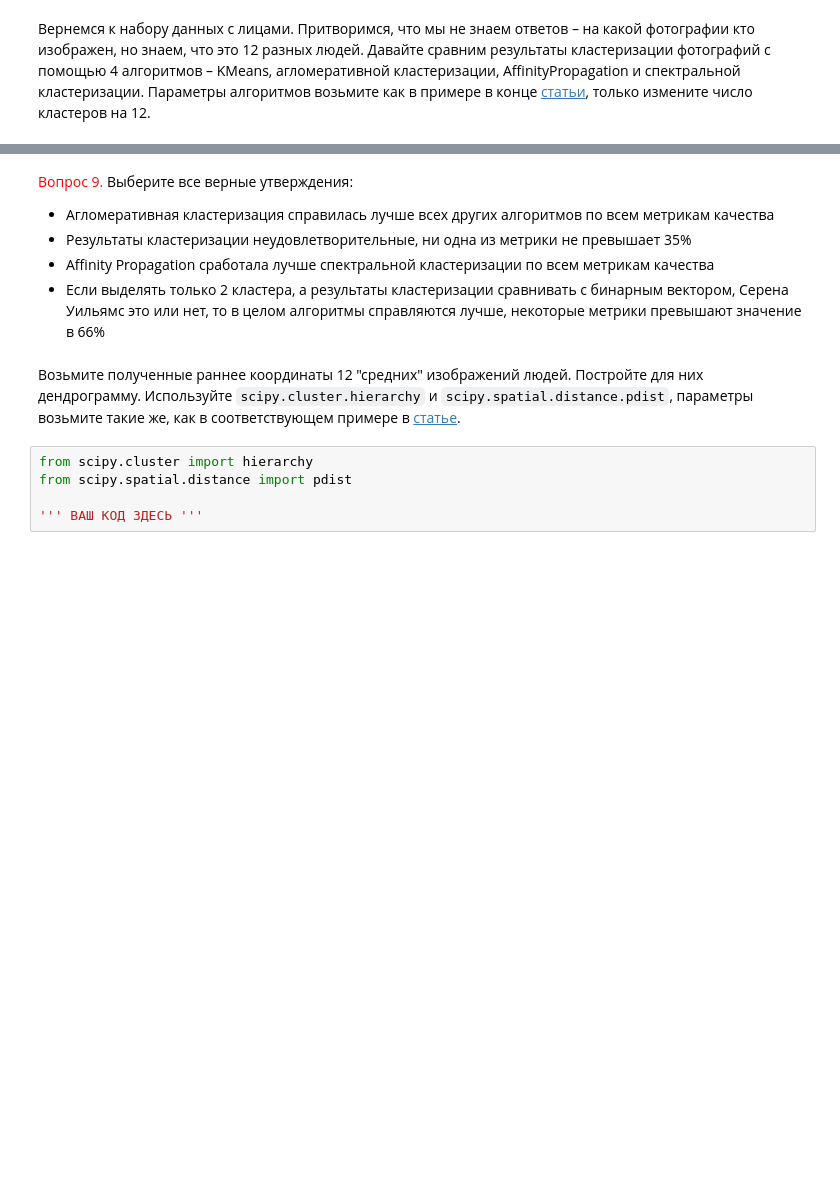
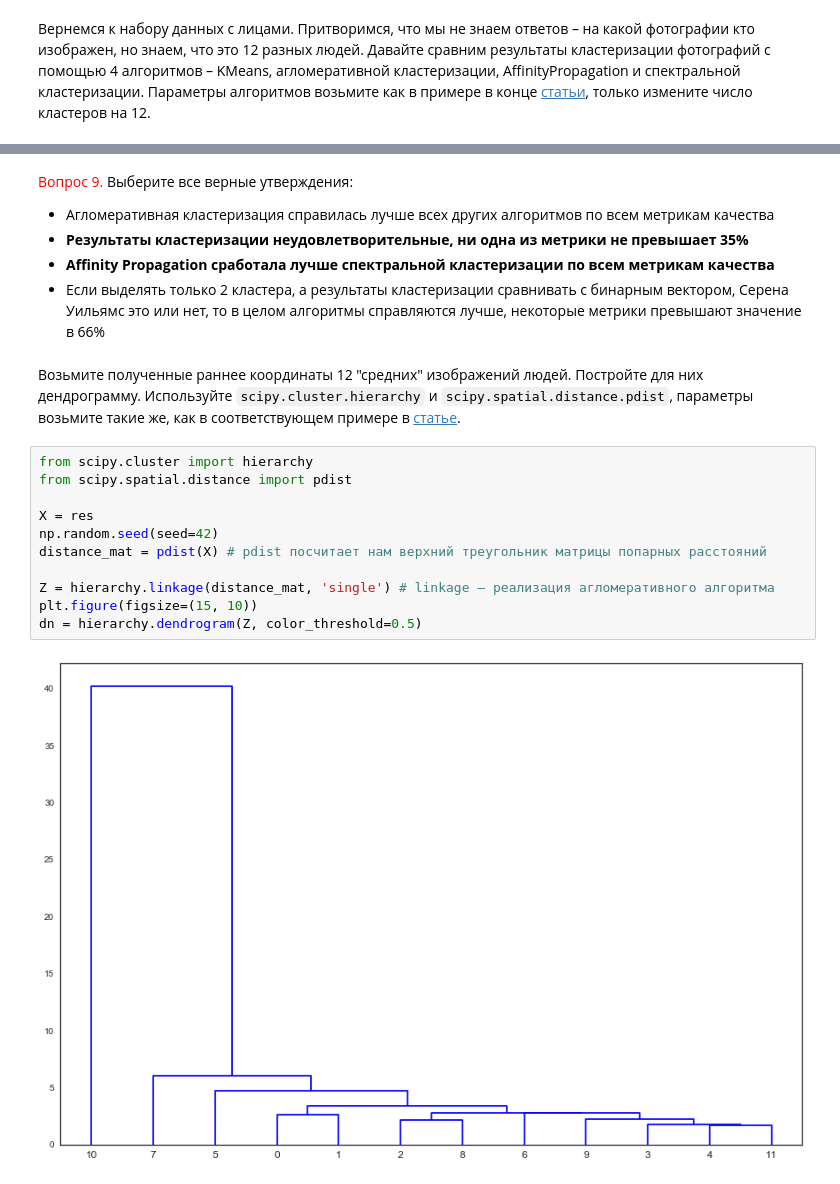
Before and after one commit to PulshaAndrei/machine_learning, a Jupyter notebook: mlcourse/script/hw7_pca_tsne_clustering.ipynb, the cells around one changed output, grey strips where cells are left out. Drawn from its saved outputs; the diff is of its cells as text; blank space fills up the shorter version.

```diff
--- a/mlcourse/script/hw7_pca_tsne_clustering.ipynb
+++ b/mlcourse/script/hw7_pca_tsne_clustering.ipynb
@@ -244,16 +309,24 @@ X = boston.data
 <font color='red'>Вопрос 9. </font> Выберите все верные утверждения:
 
 - Агломеративная кластеризация справилась лучше всех других алгоритмов по всем метрикам качества
-- Результаты кластеризации неудовлетворительные, ни одна из метрики не превышает 35%
-- Affinity Propagation сработала лучше спектральной кластеризации по всем метрикам качества
+- <b>Результаты кластеризации неудовлетворительные, ни одна из метрики не превышает 35%</b>
+- <b>Affinity Propagation сработала лучше спектральной кластеризации по всем метрикам качества</b>
 - Если выделять только 2 кластера, а результаты кластеризации сравнивать с бинарным вектором, Серена Уильямс это или нет, то в целом алгоритмы справляются лучше, некоторые метрики превышают значение в 66%
 # %% [markdown]
 Возьмите полученные раннее координаты 12 "средних" изображений людей. Постройте для них дендрограмму. Используйте  `scipy.cluster.hierarchy` и `scipy.spatial.distance.pdist`, параметры возьмите такие же, как в соответствующем примере в [статье](https://habrahabr.ru/company/ods/blog/325654/).
-# %%
-from scipy.cluster import hierarchy
-from scipy.spatial.distance import pdist
-
-''' ВАШ КОД ЗДЕСЬ '''
+# %%
+from scipy.cluster import hierarchy
+from scipy.spatial.distance import pdist
+
+X = res
+np.random.seed(seed=42)
+distance_mat = pdist(X) # pdist посчитает нам верхний треугольник матрицы попарных расстояний
+
+Z = hierarchy.linkage(distance_mat, 'single') # linkage — реализация агломеративного алгоритма
+plt.figure(figsize=(15, 10))
+dn = hierarchy.dendrogram(Z, color_threshold=0.5)
+# %% [output]
+[figure, added]
 # %% [markdown]
 <font color='red'>Вопрос 10. </font> Какому человеку соответствует точка, объединившаяся с другими при построении дендрограммы **предпоследней**?
 
```
Also changed, not shown: parts of 14 cells of this notebook.
